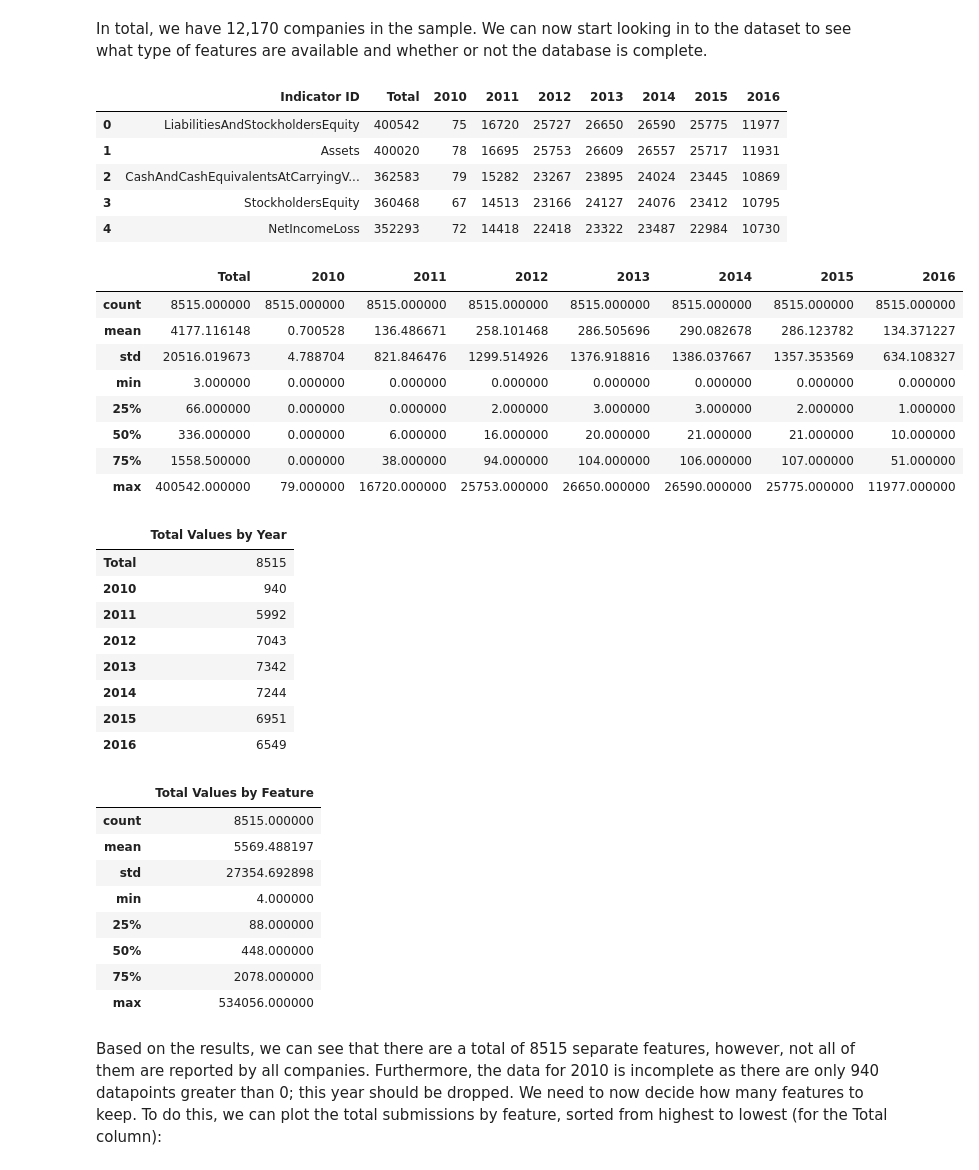
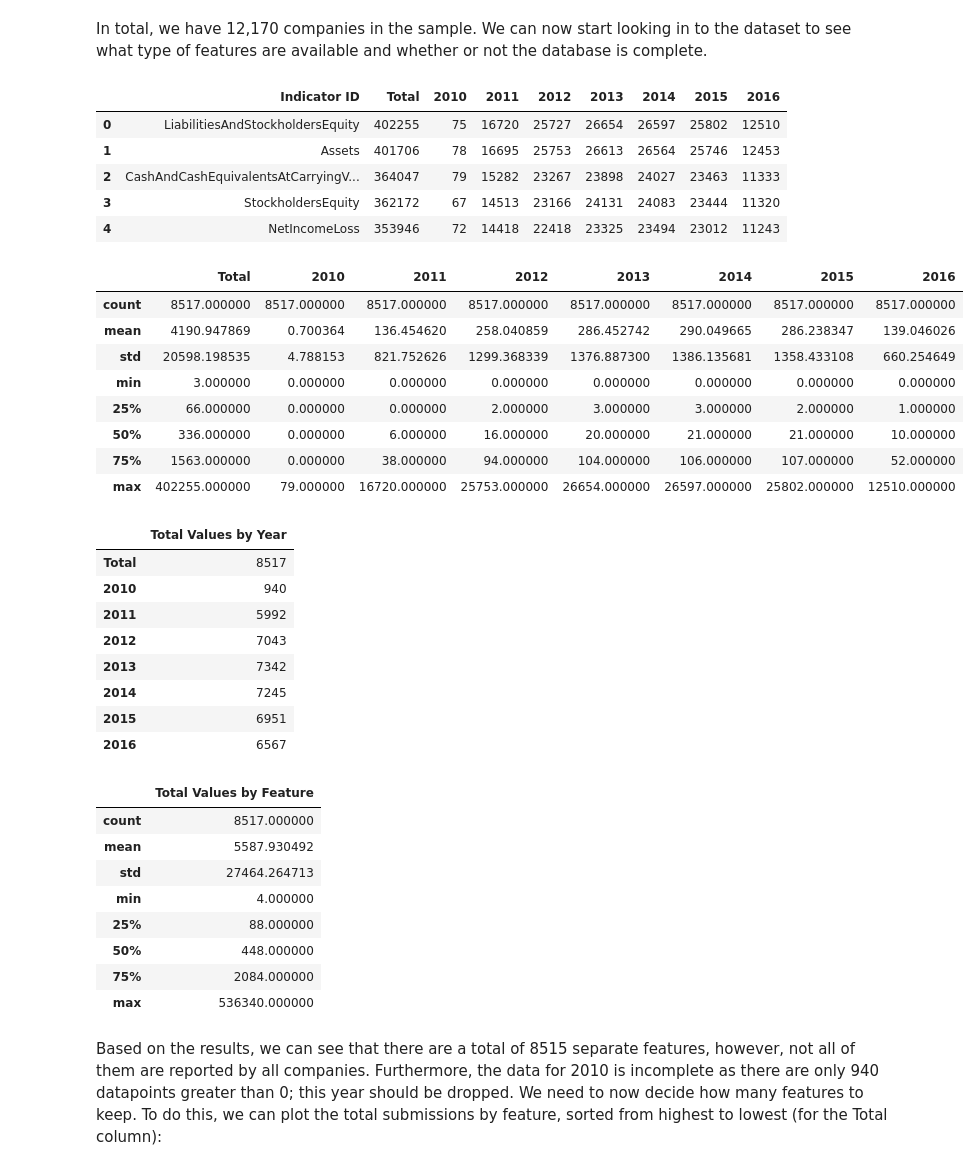
Before and after one commit to faisalhamid1162/machine-learning, a Jupyter notebook: projects/capstone/EquityTrading.ipynb, the cells around one changed output. Saved outputs shown, nothing was run; the diff lists cells and outputs as text; code cells hidden in the pictures.

Commit message:
Update for 2016 data for the equity trading project

```diff
--- a/projects/capstone/EquityTrading.ipynb
+++ b/projects/capstone/EquityTrading.ipynb
@@ -115,45 +132,48 @@ In total, we have 12,170 companies in the sample.  We can now start looking in t
 # %%
 #Retrieve all possible features that we can use from the database.
 if globalUpdate:
     allLabels = getIndicatorMeta(inputFrequency='q', perType='yq')
+    allLabels.to_csv('allLabels.csv')
+else:
+    allLabels = pd.read_csv('allLabels.csv', index_col=0)
 display(allLabels.head())
 display(allLabels.describe())
 display(pd.DataFrame(allLabels.gt(0).sum().ix[1:], columns=['Total Values by Year']))
 display(pd.DataFrame(allLabels.sum(axis=1), columns=['Total Values by Feature']).describe())
 # %% [output]
 |  | Indicator ID | Total | 2010 | 2011 | 2012 | 2013 | 2014 | 2015 | 2016 |
-| 0 | LiabilitiesAndStockholdersEquity | 400542 | 75 | 16720 | 25727 | 26650 | 26590 | 25775 | 11977 |
-| 1 | Assets | 400020 | 78 | 16695 | 25753 | 26609 | 26557 | 25717 | 11931 |
-| 2 | CashAndCashEquivalentsAtCarryingV... | 362583 | 79 | 15282 | 23267 | 23895 | 24024 | 23445 | 10869 |
-| 3 | StockholdersEquity | 360468 | 67 | 14513 | 23166 | 24127 | 24076 | 23412 | 10795 |
-| 4 | NetIncomeLoss | 352293 | 72 | 14418 | 22418 | 23322 | 23487 | 22984 | 10730 |
+| 0 | LiabilitiesAndStockholdersEquity | 402255 | 75 | 16720 | 25727 | 26654 | 26597 | 25802 | 12510 |
+| 1 | Assets | 401706 | 78 | 16695 | 25753 | 26613 | 26564 | 25746 | 12453 |
+| 2 | CashAndCashEquivalentsAtCarryingV... | 364047 | 79 | 15282 | 23267 | 23898 | 24027 | 23463 | 11333 |
+| 3 | StockholdersEquity | 362172 | 67 | 14513 | 23166 | 24131 | 24083 | 23444 | 11320 |
+| 4 | NetIncomeLoss | 353946 | 72 | 14418 | 22418 | 23325 | 23494 | 23012 | 11243 |
 |  | Total | 2010 | 2011 | 2012 | 2013 | 2014 | 2015 | 2016 |
-| count | 8515.000000 | 8515.000000 | 8515.000000 | 8515.000000 | 8515.000000 | 8515.000000 | 8515.000000 | 8515.000000 |
-| mean | 4177.116148 | 0.700528 | 136.486671 | 258.101468 | 286.505696 | 290.082678 | 286.123782 | 134.371227 |
-| std | 20516.019673 | 4.788704 | 821.846476 | 1299.514926 | 1376.918816 | 1386.037667 | 1357.353569 | 634.108327 |
+| count | 8517.000000 | 8517.000000 | 8517.000000 | 8517.000000 | 8517.000000 | 8517.000000 | 8517.000000 | 8517.000000 |
+| mean | 4190.947869 | 0.700364 | 136.454620 | 258.040859 | 286.452742 | 290.049665 | 286.238347 | 139.046026 |
+| std | 20598.198535 | 4.788153 | 821.752626 | 1299.368339 | 1376.887300 | 1386.135681 | 1358.433108 | 660.254649 |
 | min | 3.000000 | 0.000000 | 0.000000 | 0.000000 | 0.000000 | 0.000000 | 0.000000 | 0.000000 |
 | 25% | 66.000000 | 0.000000 | 0.000000 | 2.000000 | 3.000000 | 3.000000 | 2.000000 | 1.000000 |
 | 50% | 336.000000 | 0.000000 | 6.000000 | 16.000000 | 20.000000 | 21.000000 | 21.000000 | 10.000000 |
-| 75% | 1558.500000 | 0.000000 | 38.000000 | 94.000000 | 104.000000 | 106.000000 | 107.000000 | 51.000000 |
-| max | 400542.000000 | 79.000000 | 16720.000000 | 25753.000000 | 26650.000000 | 26590.000000 | 25775.000000 | 11977.000000 |
+| 75% | 1563.000000 | 0.000000 | 38.000000 | 94.000000 | 104.000000 | 106.000000 | 107.000000 | 52.000000 |
+| max | 402255.000000 | 79.000000 | 16720.000000 | 25753.000000 | 26654.000000 | 26597.000000 | 25802.000000 | 12510.000000 |
 |  | Total Values by Year |
-| Total | 8515 |
+| Total | 8517 |
 | 2010 | 940 |
 | 2011 | 5992 |
 | 2012 | 7043 |
 | 2013 | 7342 |
-| 2014 | 7244 |
+| 2014 | 7245 |
 | 2015 | 6951 |
-| 2016 | 6549 |
+| 2016 | 6567 |
 |  | Total Values by Feature |
-| count | 8515.000000 |
-| mean | 5569.488197 |
-| std | 27354.692898 |
+| count | 8517.000000 |
+| mean | 5587.930492 |
+| std | 27464.264713 |
 | min | 4.000000 |
 | 25% | 88.000000 |
 | 50% | 448.000000 |
-| 75% | 2078.000000 |
-| max | 534056.000000 |
+| 75% | 2084.000000 |
+| max | 536340.000000 |
 # %% [markdown]
 Based on the results, we can see that there are a total of 8515 separate features, however, not all of them are reported by all companies.  Furthermore, the data for 2010 is incomplete as there are only 940 datapoints greater than 0; this year should be dropped.  We need to now decide how many features to keep.  To do this, we can plot the total submissions by feature, sorted from highest to lowest (for the Total column):
 # %%
```
Also changed, not shown: parts of 66 cells of this notebook, 4 other files.
